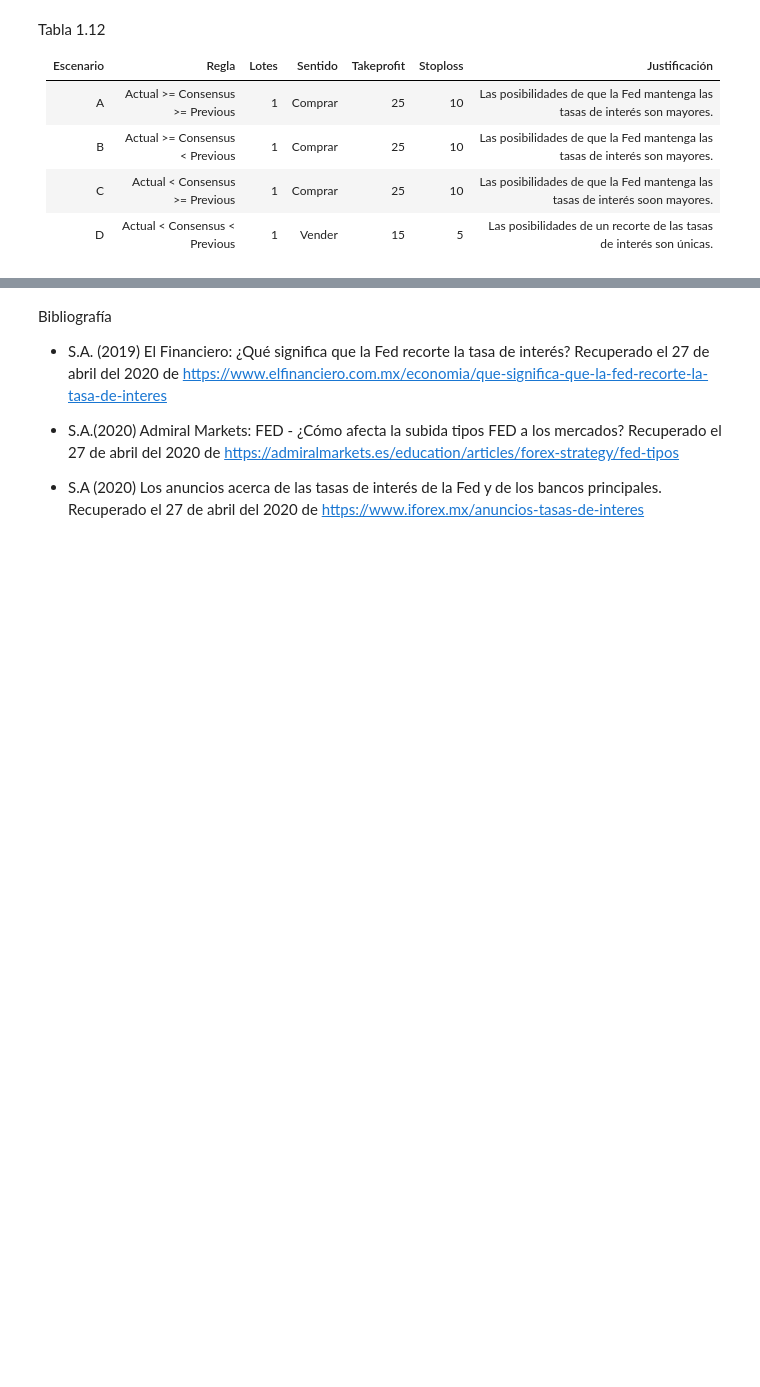
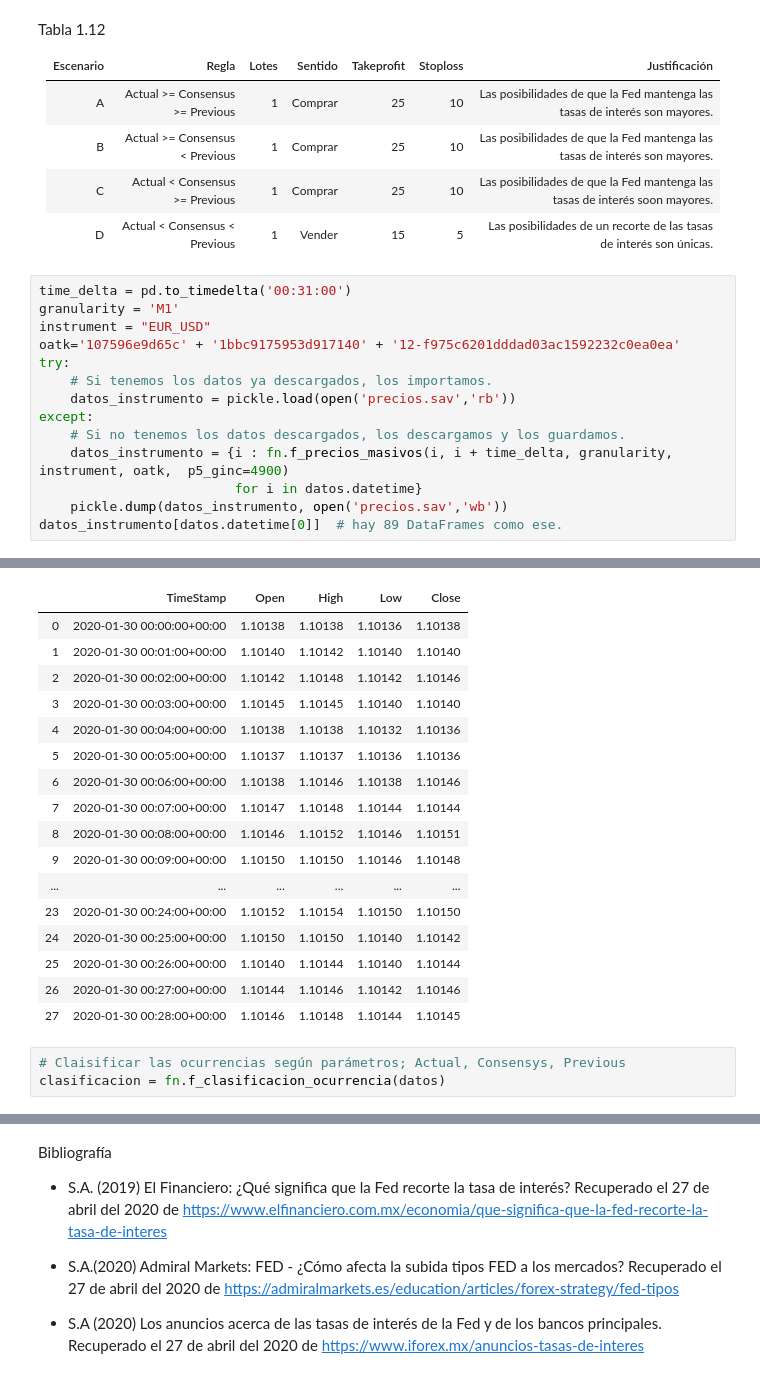
Before and after one commit to ferpinedot/ProyectoFinal_MST, a Jupyter notebook: Proyecto_equipo5.ipynb, the cells around one changed output, grey strips where cells are left out. Saved outputs shown, nothing was run; the diff lists cells and outputs as text; blank space fills up the shorter version.

```diff
--- a/Proyecto_equipo5.ipynb
+++ b/Proyecto_equipo5.ipynb
@@ -819,3 +823,18 @@ Con base en la información obtenida, es decir los resultados de la evaluación
 |B|Actual >= Consensus < Previous |1| Comprar |    25    |  10     |Las posibilidades de que la Fed mantenga las tasas de interés son mayores.|
 |C|Actual < Consensus >= Previous |1| Comprar   |   25       |  10       | Las posibilidades de que la Fed mantenga las tasas de interés soon mayores.
 |D|Actual < Consensus < Previous  |1|  Vender     |     15     |  5       | Las posibilidades de un recorte de las tasas de interés son únicas.
+# %%
+time_delta = pd.to_timedelta('00:31:00')
+granularity = 'M1'
+instrument = "EUR_USD"
+oatk='107596e9d65c' + '1bbc9175953d917140' + '12-f975c6201dddad03ac1592232c0ea0ea'
+try:
+    # Si tenemos los datos ya descargados, los importamos.
+    datos_instrumento = pickle.load(open('precios.sav','rb'))
+except:
+    # Si no tenemos los datos descargados, los descargamos y los guardamos.
+    datos_instrumento = {i : fn.f_precios_masivos(i, i + time_delta, granularity, instrument, oatk,  p5_ginc=4900)
+                         for i in datos.datetime}
+    pickle.dump(datos_instrumento, open('precios.sav','wb'))
+datos_instrumento[datos.datetime[0]]  # hay 89 DataFrames como ese.
+# %% [output]
@@ -821,0 +858,20 @@ Con base en la información obtenida, es decir los resultados de la evaluación
+|  | TimeStamp | Open | High | Low | Close |
+| 0 | 2020-01-30 00:00:00+00:00 | 1.10138 | 1.10138 | 1.10136 | 1.10138 |
+| 1 | 2020-01-30 00:01:00+00:00 | 1.10140 | 1.10142 | 1.10140 | 1.10140 |
+| 2 | 2020-01-30 00:02:00+00:00 | 1.10142 | 1.10148 | 1.10142 | 1.10146 |
+| 3 | 2020-01-30 00:03:00+00:00 | 1.10145 | 1.10145 | 1.10140 | 1.10140 |
+| 4 | 2020-01-30 00:04:00+00:00 | 1.10138 | 1.10138 | 1.10132 | 1.10136 |
+| 5 | 2020-01-30 00:05:00+00:00 | 1.10137 | 1.10137 | 1.10136 | 1.10136 |
+| 6 | 2020-01-30 00:06:00+00:00 | 1.10138 | 1.10146 | 1.10138 | 1.10146 |
+| 7 | 2020-01-30 00:07:00+00:00 | 1.10147 | 1.10148 | 1.10144 | 1.10144 |
+| 8 | 2020-01-30 00:08:00+00:00 | 1.10146 | 1.10152 | 1.10146 | 1.10151 |
+| 9 | 2020-01-30 00:09:00+00:00 | 1.10150 | 1.10150 | 1.10146 | 1.10148 |
+| ... | ... | ... | ... | ... | ... |
+| 23 | 2020-01-30 00:24:00+00:00 | 1.10152 | 1.10154 | 1.10150 | 1.10150 |
+| 24 | 2020-01-30 00:25:00+00:00 | 1.10150 | 1.10150 | 1.10140 | 1.10142 |
+| 25 | 2020-01-30 00:26:00+00:00 | 1.10140 | 1.10144 | 1.10140 | 1.10144 |
+| 26 | 2020-01-30 00:27:00+00:00 | 1.10144 | 1.10146 | 1.10142 | 1.10146 |
+| 27 | 2020-01-30 00:28:00+00:00 | 1.10146 | 1.10148 | 1.10144 | 1.10145 |
+# %%
+# Claisificar las ocurrencias según parámetros; Actual, Consensys, Previous
+clasificacion = fn.f_clasificacion_ocurrencia(datos)
```
Also changed, not shown: parts of 8 cells of this notebook, 4 other files.
